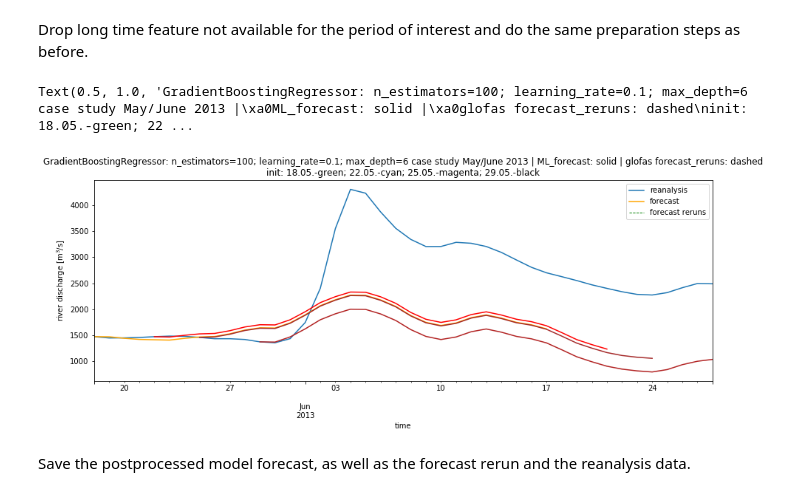
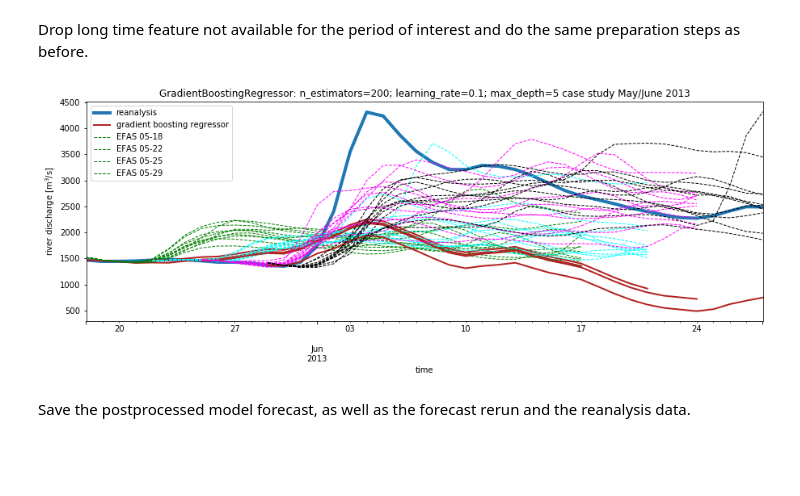
Before and after one commit to ECMWFCode4Earth/ml_flood, a Jupyter notebook: notebooks/3_model_tests/3.04_GradientBoost.ipynb, the cells around one changed output. Saved outputs shown, nothing was run; the diff lists cells and outputs as text; code cells hidden in the pictures; blank space fills up the shorter version.

```diff
--- a/notebooks/3_model_tests/3.04_GradientBoost.ipynb
+++ b/notebooks/3_model_tests/3.04_GradientBoost.ipynb
@@ -127,7 +127,7 @@ else:
 # %%
 model = GradientBoostingRegressor(n_estimators=200,
                                   learning_rate=0.1,
-                                  max_depth=6,
+                                  max_depth=5,
                                   random_state=0,
                                  # loss='ls'
                                  )
@@ -390,21 +410,21 @@ X_multif_fin, X_multifr_fin, y_case_fin = multi_forecast_case_study(pipe, X_test
 # %%
 fig, ax = plt.subplots(figsize=(15, 5))
 color_scheme = [['orange', 'r', 'brown', 'firebrick'],
                ['g', 'cyan', 'magenta', 'k']]
 
-y_case_fin.to_pandas().plot(ax=ax, label='reanalysis')
+y_case_fin.to_pandas().plot(ax=ax, label='reanalysis', linewidth=4)
 run = 0
 for i in X_multifr_fin.num_of_forecast:
-    X_multif_fin.sel(num_of_forecast=i).to_pandas().T.plot(ax=ax, label='forecast', color=color_scheme[0][run])
-    X_multifr_fin.sel(num_of_forecast=i).to_pandas().T.plot(ax=ax, label='frerun', linewidth=0.9,
+    X_multif_fin.sel(num_of_forecast=i).to_pandas().T.plot(ax=ax, label='forecast',
+                                                           linewidth=2, color='firebrick')
+    X_multifr_fin.sel(num_of_forecast=i).to_pandas().T.plot(ax=ax, label='frerun', linewidth=1,
                                                             linestyle='--', color=color_scheme[1][run])
     run += 1
 ax.set_ylabel('river discharge [m$^3$/s]')
-plt.legend(['reanalysis', 'forecast', 'forecast reruns'])
-plt.title('GradientBoostingRegressor: n_estimators=100; learning_rate=0.1; max_depth=6 case study May/June 2013 | ML_forecast: solid | glofas forecast_reruns: dashed\ninit: 18.05.-green; 22.05.-cyan; 25.05.-magenta; 29.05.-black')
+plt.legend(['reanalysis', 'gradient boosting regressor', 'EFAS 05-18', 'EFAS 05-22', 'EFAS 05-25', 'EFAS 05-29'])
+plt.title('GradientBoostingRegressor: n_estimators=200; learning_rate=0.1; max_depth=5 case study May/June 2013');
 # %% [output]
-Text(0.5, 1.0, 'GradientBoostingRegressor: n_estimators=100; learning_rate=0.1; max_depth=6 case study May/June 2013 |\xa0ML_forecast: solid |\xa0glofas forecast_reruns: dashed\ninit: 18.05.-green; 22 ...
-[figure, old version]
+[figure, new version]
 # %% [markdown]
 Save the postprocessed model forecast, as well as the forecast rerun and the reanalysis data.
 # %%
```
Also changed, not shown: parts of 21 cells of this notebook, 8 other files.
